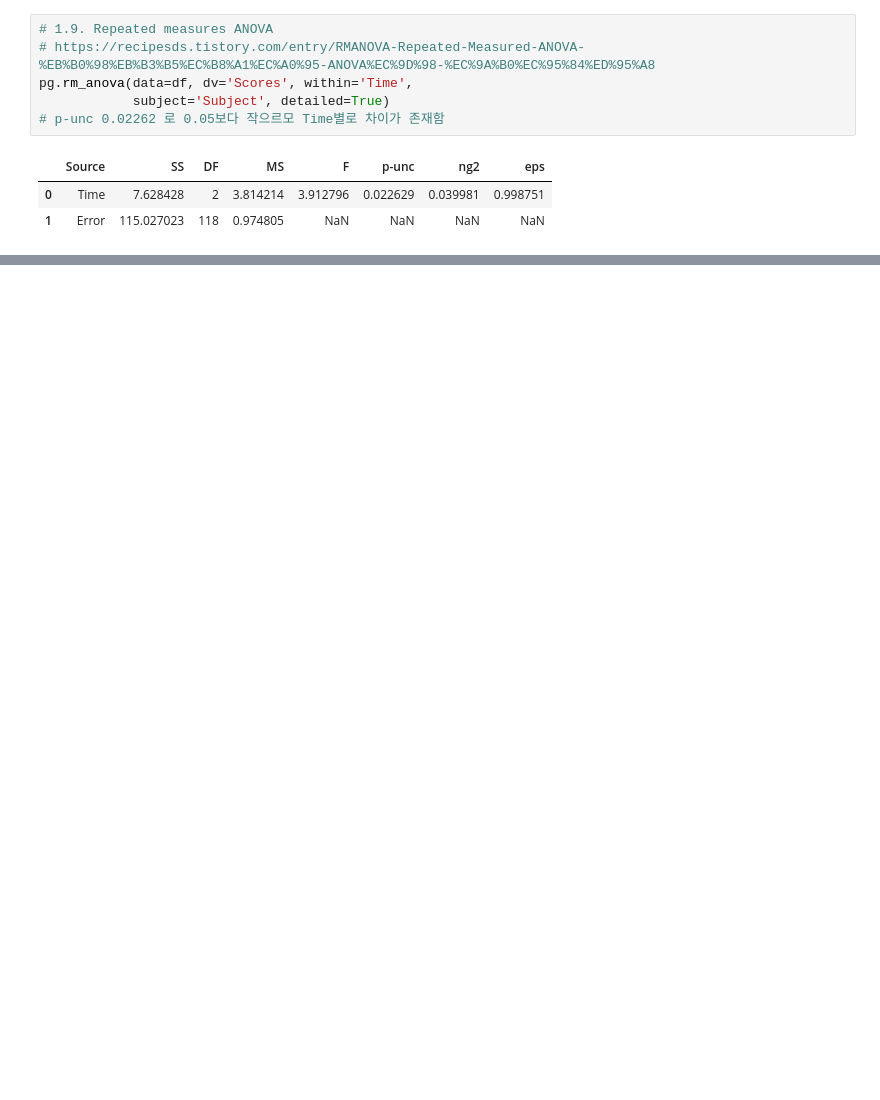
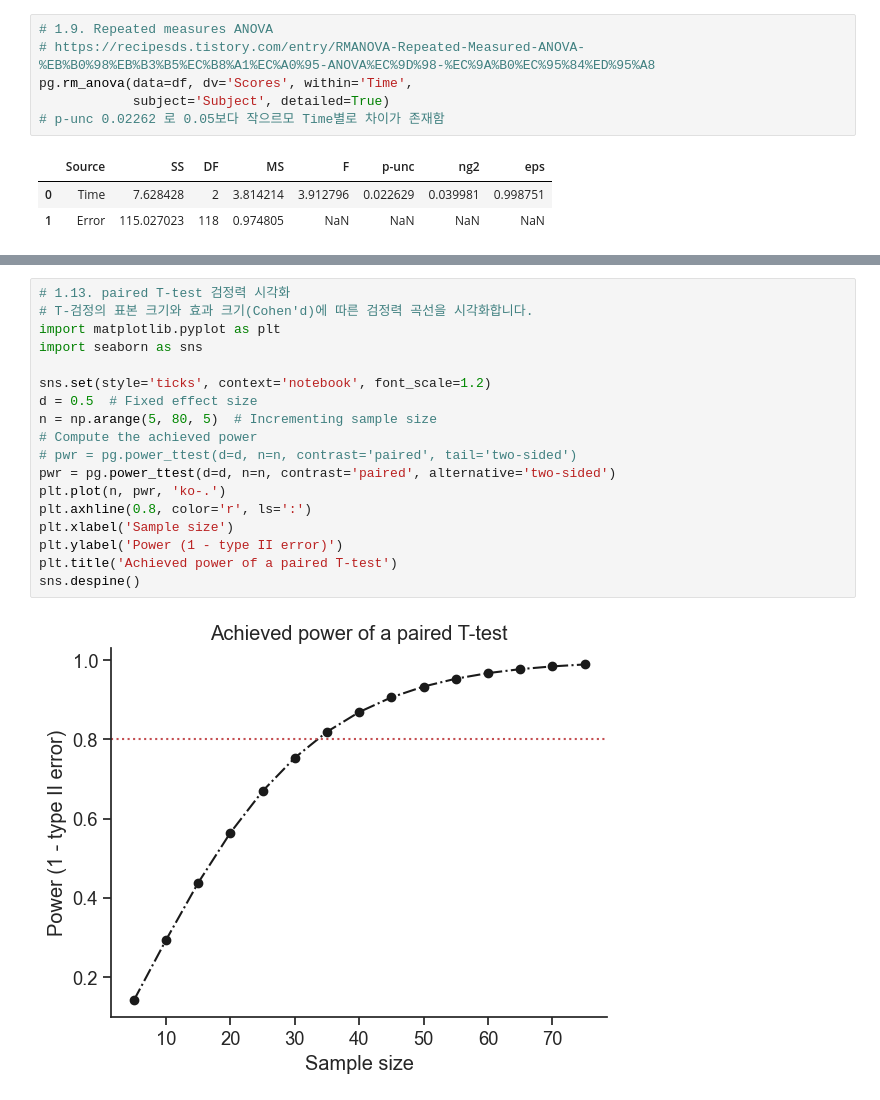
Before and after one commit to wanjuson/analyst_engineer, a Jupyter notebook: 통계공부/pingouin.ipynb, the cells around one changed output, grey strips where cells are left out. Cells and saved outputs as stored; diff of their text form; blank space fills up the shorter version.

```diff
--- a/통계공부/pingouin.ipynb
+++ b/통계공부/pingouin.ipynb
@@ -179,0 +195,20 @@ pg.pairwise_ttests(dv='Scores', within='Time', subject='Subject', data=df)
+# %%
+# 1.13. paired T-test 검정력 시각화
+# T-검정의 표본 크기와 효과 크기(Cohen'd)에 따른 검정력 곡선을 시각화합니다.
+import matplotlib.pyplot as plt
+import seaborn as sns
+
+sns.set(style='ticks', context='notebook', font_scale=1.2)
+d = 0.5  # Fixed effect size
+n = np.arange(5, 80, 5)  # Incrementing sample size
+# Compute the achieved power
+# pwr = pg.power_ttest(d=d, n=n, contrast='paired', tail='two-sided')
+pwr = pg.power_ttest(d=d, n=n, contrast='paired', alternative='two-sided')
+plt.plot(n, pwr, 'ko-.')
+plt.axhline(0.8, color='r', ls=':')
+plt.xlabel('Sample size')
+plt.ylabel('Power (1 - type II error)')
+plt.title('Achieved power of a paired T-test')
+sns.despine()
+# %% [output]
+[figure, added]
```
Also changed, not shown: parts of 9 cells of this notebook.
